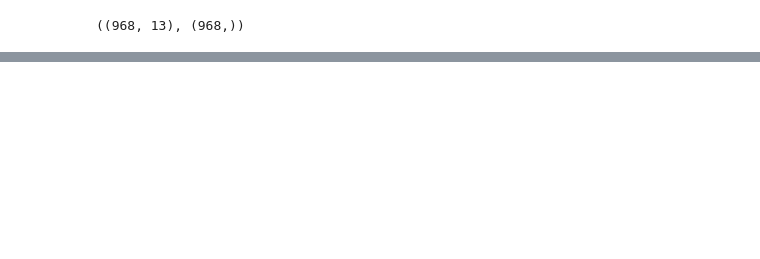
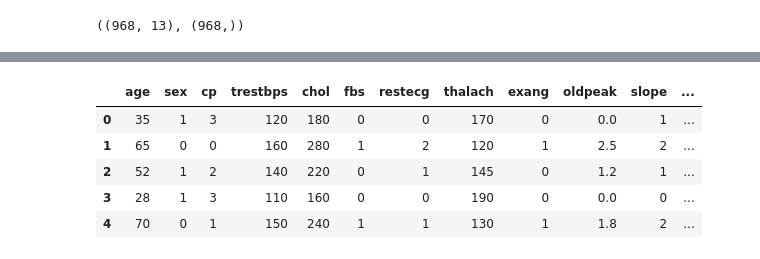
Before and after one commit to khalidkhankakar/Pulse-AI-FYP-, a Jupyter notebook: models/notebooks/heart-2.ipynb, the cells around one changed output, grey strips where cells are left out. Saved outputs shown, nothing was run; the diff lists cells and outputs as text; code cells hidden in the pictures; blank space fills up the shorter version.

```diff
--- a/models/notebooks/heart-2.ipynb
+++ b/models/notebooks/heart-2.ipynb
@@ -172,0 +238,96 @@ X.shape, y.shape
+# %%
+# Patient 1: Healthy young person
+patient_1 = {
+    'age': 35,
+    'sex': 1,           # Male
+    'cp': 3,            # Asymptomatic
+    'trestbps': 120,    # Normal blood pressure
+    'chol': 180,        # Normal cholesterol
+    'fbs': 0,           # Normal blood sugar
+    'restecg': 0,       # Normal ECG
+    'thalach': 170,     # Good max heart rate
+    'exang': 0,         # No exercise angina
+    'oldpeak': 0.0,     # No ST depression
+    'slope': 1,         # Flat slope
+    'ca': 0,            # No vessels colored
+    'thal': 3           # Normal
+}
+
+# Patient 2: High risk individual
+patient_2 = {
+    'age': 65,
+    'sex': 0,           # Female
+    'cp': 0,            # Typical angina
+    'trestbps': 160,    # High blood pressure
+    'chol': 280,        # High cholesterol
+    'fbs': 1,           # High blood sugar
+    'restecg': 2,       # Abnormal ECG
+    'thalach': 120,     # Low max heart rate
+    'exang': 1,         # Exercise induced angina
+    'oldpeak': 2.5,     # Significant ST depression
+    'slope': 2,         # Downsloping
+    'ca': 2,            # 2 vessels colored
+    'thal': 7           # Reversible defect
+}
+
+# Patient 3: Moderate risk
+patient_3 = {
+    'age': 52,
+    'sex': 1,           # Male
+    'cp': 2,            # Non-anginal pain
+    'trestbps': 140,    # Slightly elevated BP
+    'chol': 220,        # Slightly high cholesterol
+    'fbs': 0,           # Normal blood sugar
+    'restecg': 1,       # ST-T abnormality
+    'thalach': 145,     # Moderate heart rate
+    'exang': 0,         # No exercise angina
+    'oldpeak': 1.2,     # Mild ST depression
+    'slope': 1,         # Flat
+    'ca': 1,            # 1 vessel colored
+    'thal': 6           # Fixed defect
+}
+
+# Patient 4: Very healthy athlete
+patient_4 = {
+    'age': 28,
+    'sex': 1,           # Male
+    'cp': 3,            # Asymptomatic
+    'trestbps': 110,    # Low BP (athlete)
+    'chol': 160,        # Low cholesterol
+    'fbs': 0,           # Normal blood sugar
+    'restecg': 0,       # Normal ECG
+    'thalach': 190,     # Very high max heart rate
+    'exang': 0,         # No exercise angina
+    'oldpeak': 0.0,     # No ST depression
+    'slope': 0,         # Upsloping
+    'ca': 0,            # No vessels colored
+    'thal': 3           # Normal
+}
+
+# Patient 5: Elderly with some risk factors
+patient_5 = {
+    'age': 70,
+    'sex': 0,           # Female
+    'cp': 1,            # Atypical angina
+    'trestbps': 150,    # Elevated BP
+    'chol': 240,        # High cholesterol
+    'fbs': 1,           # High blood sugar (diabetic)
+    'restecg': 1,       # ST-T abnormality
+    'thalach': 130,     # Low max heart rate
+    'exang': 1,         # Exercise angina
+    'oldpeak': 1.8,     # Moderate ST depression
+    'slope': 2,         # Downsloping
+    'ca': 1,            # 1 vessel colored
+    'thal': 7           # Reversible defect
+}
+
+# Combine all patients into a dataframe
+new_patients = pd.DataFrame([patient_1, patient_2, patient_3, patient_4, patient_5])
+new_patients
+# %% [output]
+|  | age | sex | cp | trestbps | chol | fbs | restecg | thalach | exang | oldpeak | slope | ... |
+| 0 | 35 | 1 | 3 | 120 | 180 | 0 | 0 | 170 | 0 | 0.0 | 1 | ... |
+| 1 | 65 | 0 | 0 | 160 | 280 | 1 | 2 | 120 | 1 | 2.5 | 2 | ... |
+| 2 | 52 | 1 | 2 | 140 | 220 | 0 | 1 | 145 | 0 | 1.2 | 1 | ... |
+| 3 | 28 | 1 | 3 | 110 | 160 | 0 | 0 | 190 | 0 | 0.0 | 0 | ... |
+| 4 | 70 | 0 | 1 | 150 | 240 | 1 | 1 | 130 | 1 | 1.8 | 2 | ... |
```
Also changed, not shown: parts of 10 cells of this notebook.
